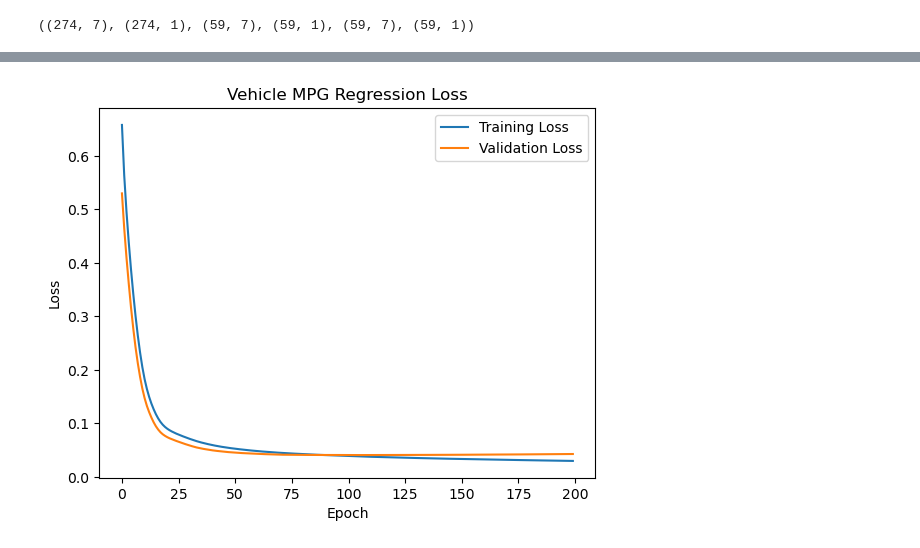
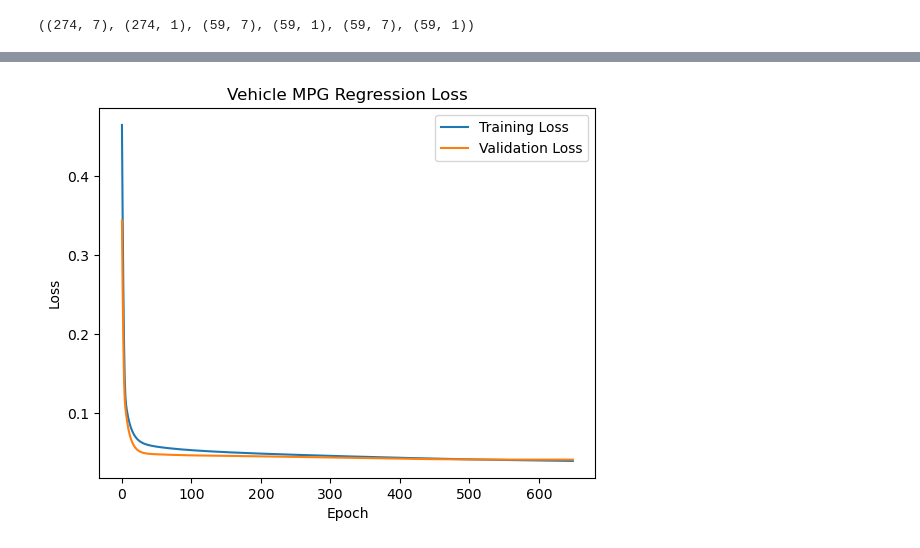
Before and after one commit to Indabossky/Foundational-AI, a Jupyter notebook: Vehicle MPG.ipynb, the cells around one changed output, grey strips where cells are left out. Drawn from its saved outputs; the diff is of its cells as text; code cells hidden in the pictures.

```diff
--- a/Vehicle MPG.ipynb
+++ b/Vehicle MPG.ipynb
@@ -69,14 +69,14 @@ X_train.shape, y_train.shape, X_val.shape, y_val.shape, X_test.shape, y_test.sha
 # %% [output]
 ((274, 7), (274, 1), (59, 7), (59, 1), (59, 7), (59, 1))
 # %%
-from MLP import MultilayerPerceptron, Layer, Relu, SquaredError, Linear, Mish, Tanh, Sigmoid
+from MLP import MultilayerPerceptron, Layer, Relu, SquaredError, Linear, Mish, Tanh, Sigmoid, Softplus
 import matplotlib.pyplot as plt
 
 mlp = MultilayerPerceptron([
-    Layer(fan_in=X_train.shape[1], fan_out=100, activation_function=Relu(), dropout_rate=0),
-    Layer(fan_in=100, fan_out=60, activation_function=Relu(), dropout_rate=0),
-    Layer(fan_in=60, fan_out=25, activation_function=Relu(), dropout_rate=0),
-    Layer(fan_in=25, fan_out=1, activation_function=Linear(), dropout_rate=0)
+    Layer(fan_in=X_train.shape[1], fan_out=64, activation_function=Mish(), dropout_rate=0),
+    Layer(fan_in=64, fan_out=32, activation_function= Mish(), dropout_rate=0),
+    Layer(fan_in=32, fan_out=16, activation_function=Mish(), dropout_rate=0),
+    Layer(fan_in=16,fan_out=1, activation_function= Linear(), dropout_rate=0),
 ])
 
 # Train the model using RMSProp.
@@ -87,8 +87,8 @@ training_losses, validation_losses = mlp.train(
     val_y=y_val,
     loss_func=SquaredError(),
     learning_rate=1E-4,
-    batch_size=32,
-    epochs=200,
+    batch_size=8,
+    epochs=650,
     use_rmsprop=True,
     decay_rate=0.9,
     epsilon=1e-8
@@ -123,3 +123,3 @@ Epoch 200  :::  Train Loss=0.02992836886250172  :::  Val Loss=0.0428423871888076
-[figure, old version]
+[figure, new version]
 # %%
 import random
```
Also changed, not shown: parts of 3 cells of this notebook, 2 other files.
